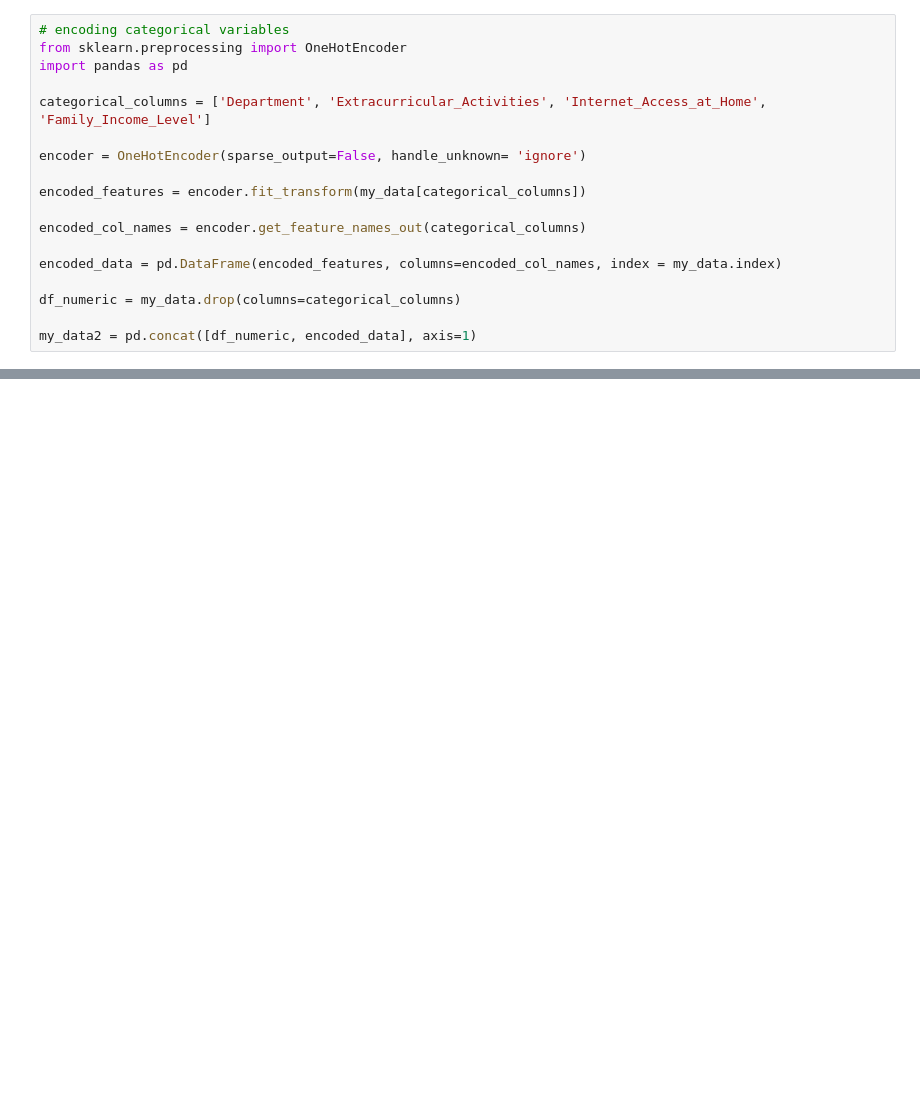
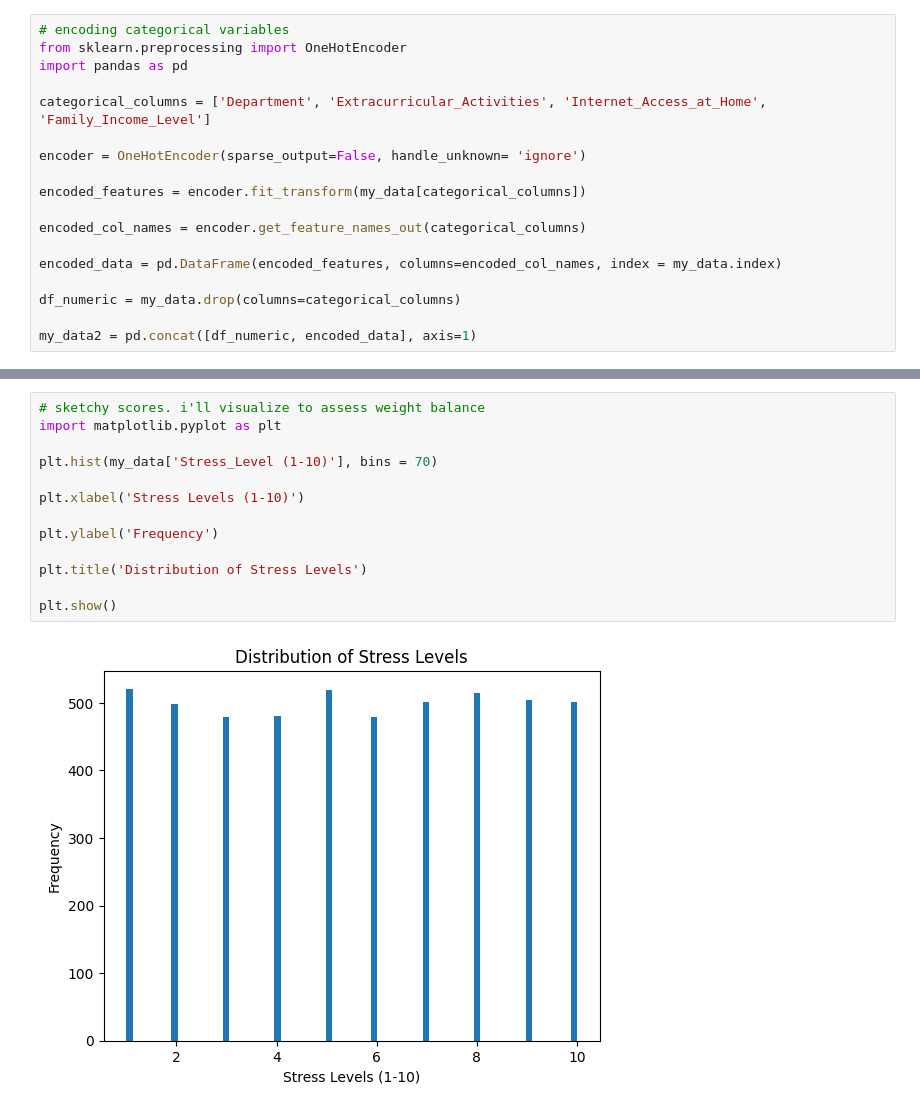
Before and after one commit to Demi-greaterme/Grade-Prediction-Model, a Jupyter notebook: Grade_Prediction_Model.ipynb, the cells around one changed output, grey strips where cells are left out. Drawn from its saved outputs; the diff is of its cells as text; blank space fills up the shorter version.

```diff
--- a/Grade_Prediction_Model.ipynb
+++ b/Grade_Prediction_Model.ipynb
@@ -112,0 +164,15 @@ x = my_data2.drop('Total_Score', axis = 1)
+# %%
+# sketchy scores. i'll visualize to assess weight balance
+import matplotlib.pyplot as plt
+
+plt.hist(my_data['Stress_Level (1-10)'], bins = 70)
+
+plt.xlabel('Stress Levels (1-10)')
+
+plt.ylabel('Frequency')
+
+plt.title('Distribution of Stress Levels')
+
+plt.show()
+# %% [output]
+[figure, added]
```
Also changed, not shown: parts of 9 cells of this notebook.
